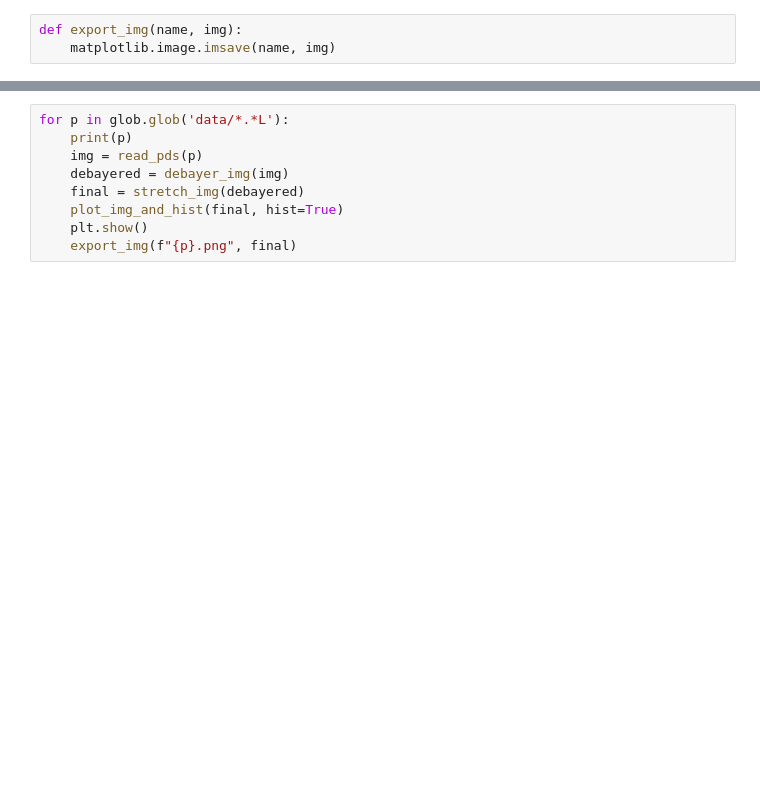
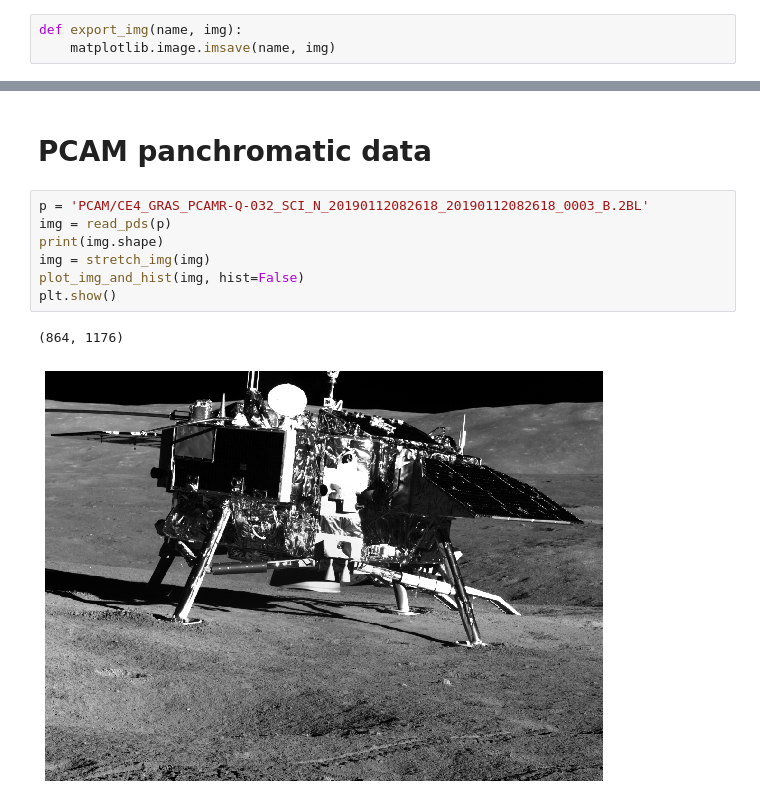
Before and after one commit to siyu6974/ChangE_4_data_playground, a Jupyter notebook: first_glance.ipynb, the cells around one changed output, grey strips where cells are left out. Cells and saved outputs as stored; diff of their text form; blank space fills up the shorter version.

```diff
--- a/first_glance.ipynb
+++ b/first_glance.ipynb
@@ -80,9 +93,12 @@ export_img(f"{p}.png", final)
-# %%
-for p in glob.glob('data/*.*L'):
-    print(p)
-    img = read_pds(p)
-    debayered = debayer_img(img)
-    final = stretch_img(debayered)
-    plot_img_and_hist(final, hist=True)
-    plt.show()
-    export_img(f"{p}.png", final)
+# %% [markdown]
+# PCAM panchromatic data
+# %%
+p = 'PCAM/CE4_GRAS_PCAMR-Q-032_SCI_N_20190112082618_20190112082618_0003_B.2BL'
+img = read_pds(p)
+print(img.shape)
+img = stretch_img(img)
+plot_img_and_hist(img, hist=False)
+plt.show()
+# %% [output]
+(864, 1176)
+[figure, added]
```
Also changed, not shown: parts of 8 cells of this notebook, 2 other files.
